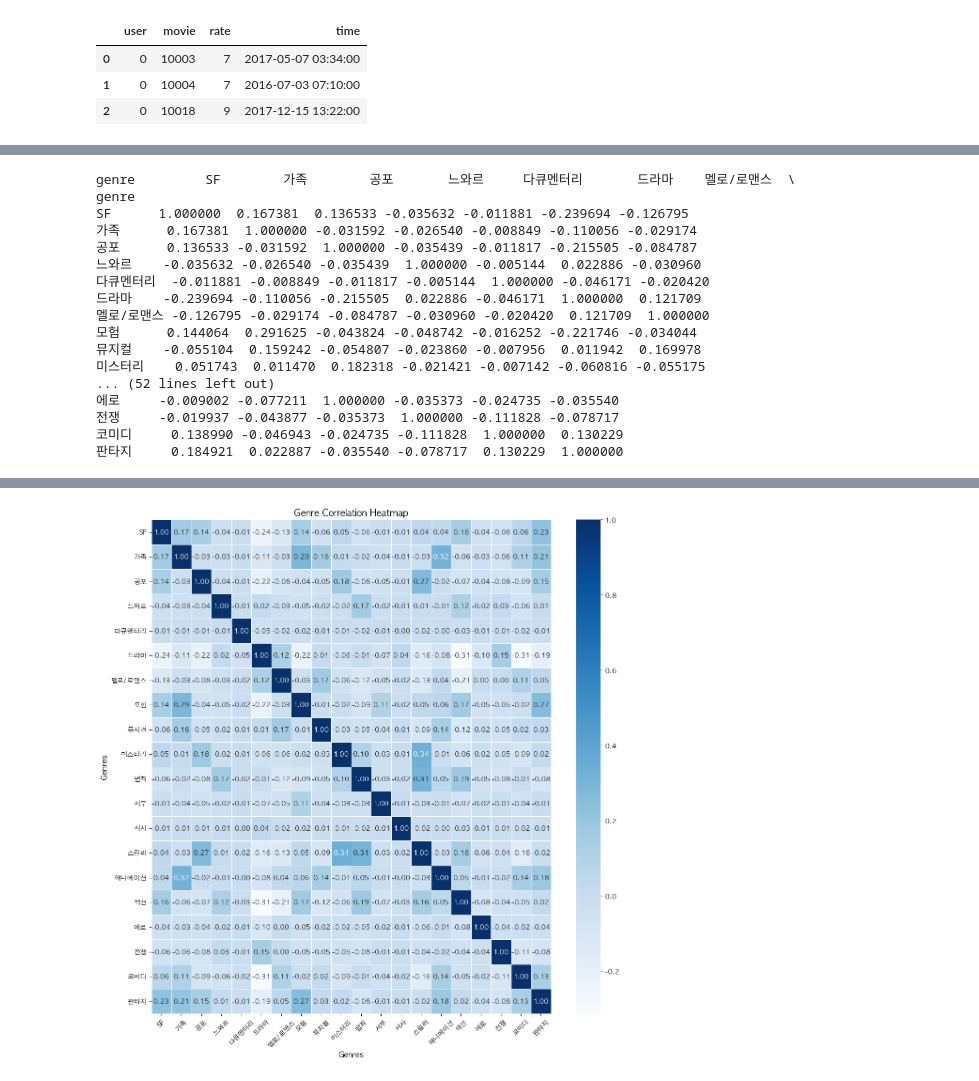
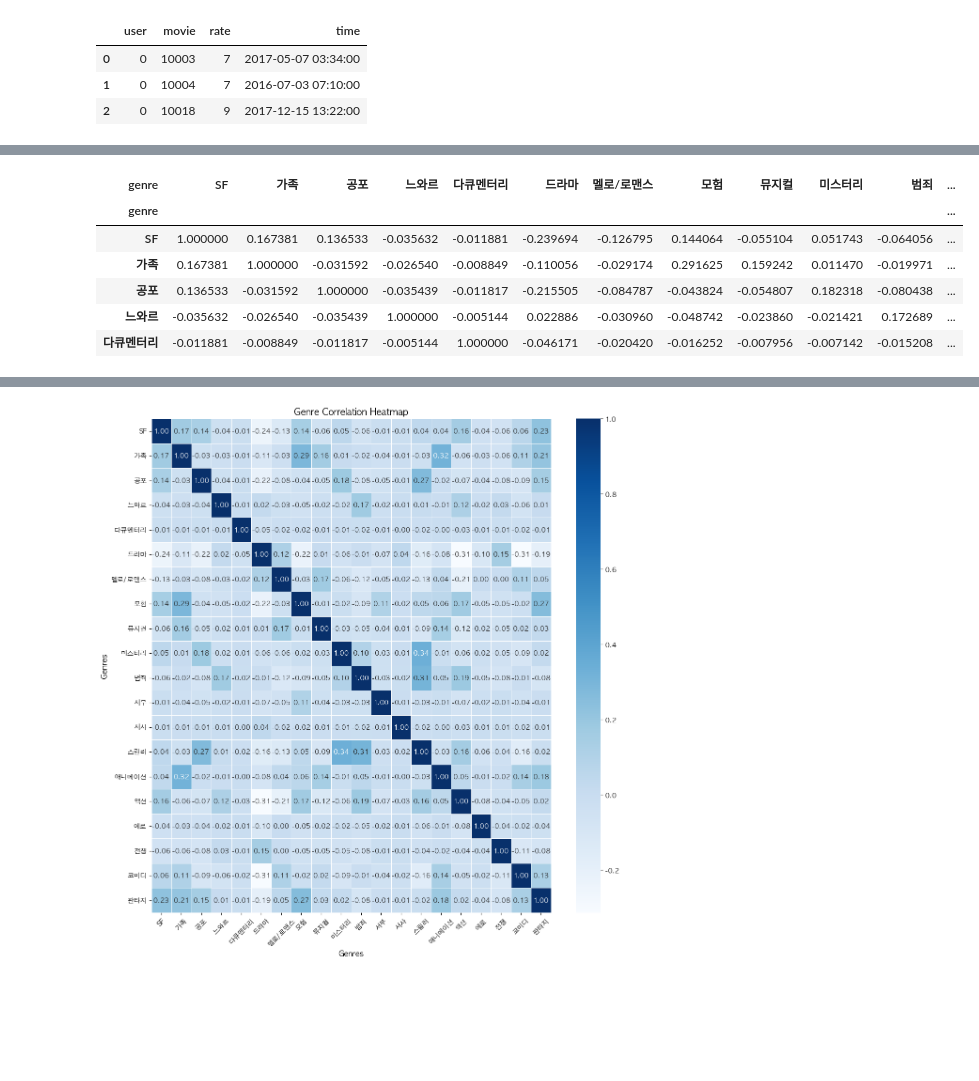
Before and after one commit to whyNot077/codyssey, a Jupyter notebook: chapter 2/2-7 상관 관계 파악 : heatmap/corr.ipynb, the cells around one changed output, grey strips where cells are left out. Saved outputs shown, nothing was run; the diff lists cells and outputs as text; code cells hidden in the pictures; blank space fills up the shorter version.

```diff
--- a/chapter 2/2-7 상관 관계 파악 : heatmap/corr.ipynb
+++ b/chapter 2/2-7 상관 관계 파악 : heatmap/corr.ipynb
@@ -168,24 +170,14 @@ movie
 # %%
 # 장르 간 상관관계 계산
 genre_correlation = genre_pivot.corr()
 
 # 상관관계 출력
-print(genre_correlation)
+genre_correlation.head()
 # %% [output]
-genre         SF        가족        공포       느와르     다큐멘터리       드라마    멜로/로맨스  \
-genre
-SF      1.000000  0.167381  0.136533 -0.035632 -0.011881 -0.239694 -0.126795
-가족      0.167381  1.000000 -0.031592 -0.026540 -0.008849 -0.110056 -0.029174
-공포      0.136533 -0.031592  1.000000 -0.035439 -0.011817 -0.215505 -0.084787
-느와르    -0.035632 -0.026540 -0.035439  1.000000 -0.005144  0.022886 -0.030960
-다큐멘터리  -0.011881 -0.008849 -0.011817 -0.005144  1.000000 -0.046171 -0.020420
-드라마    -0.239694 -0.110056 -0.215505  0.022886 -0.046171  1.000000  0.121709
-멜로/로맨스 -0.126795 -0.029174 -0.084787 -0.030960 -0.020420  0.121709  1.000000
-모험      0.144064  0.291625 -0.043824 -0.048742 -0.016252 -0.221746 -0.034044
-뮤지컬    -0.055104  0.159242 -0.054807 -0.023860 -0.007956  0.011942  0.169978
-미스터리    0.051743  0.011470  0.182318 -0.021421 -0.007142 -0.060816 -0.055175
-... (52 lines left out)
-에로     -0.009002 -0.077211  1.000000 -0.035373 -0.024735 -0.035540
-전쟁     -0.019937 -0.043877 -0.035373  1.000000 -0.111828 -0.078717
-코미디     0.138990 -0.046943 -0.024735 -0.111828  1.000000  0.130229
-판타지     0.184921  0.022887 -0.035540 -0.078717  0.130229  1.000000
+| genre | SF | 가족 | 공포 | 느와르 | 다큐멘터리 | 드라마 | 멜로/로맨스 | 모험 | 뮤지컬 | 미스터리 | 범죄 | ... |
+| genre |  |  |  |  |  |  |  |  |  |  |  | ... |
+| SF | 1.000000 | 0.167381 | 0.136533 | -0.035632 | -0.011881 | -0.239694 | -0.126795 | 0.144064 | -0.055104 | 0.051743 | -0.064056 | ... |
+| 가족 | 0.167381 | 1.000000 | -0.031592 | -0.026540 | -0.008849 | -0.110056 | -0.029174 | 0.291625 | 0.159242 | 0.011470 | -0.019971 | ... |
+| 공포 | 0.136533 | -0.031592 | 1.000000 | -0.035439 | -0.011817 | -0.215505 | -0.084787 | -0.043824 | -0.054807 | 0.182318 | -0.080438 | ... |
+| 느와르 | -0.035632 | -0.026540 | -0.035439 | 1.000000 | -0.005144 | 0.022886 | -0.030960 | -0.048742 | -0.023860 | -0.021421 | 0.172689 | ... |
+| 다큐멘터리 | -0.011881 | -0.008849 | -0.011817 | -0.005144 | 1.000000 | -0.046171 | -0.020420 | -0.016252 | -0.007956 | -0.007142 | -0.015208 | ... |
```
Also changed, not shown: parts of 5 cells of this notebook, 2 other files.
